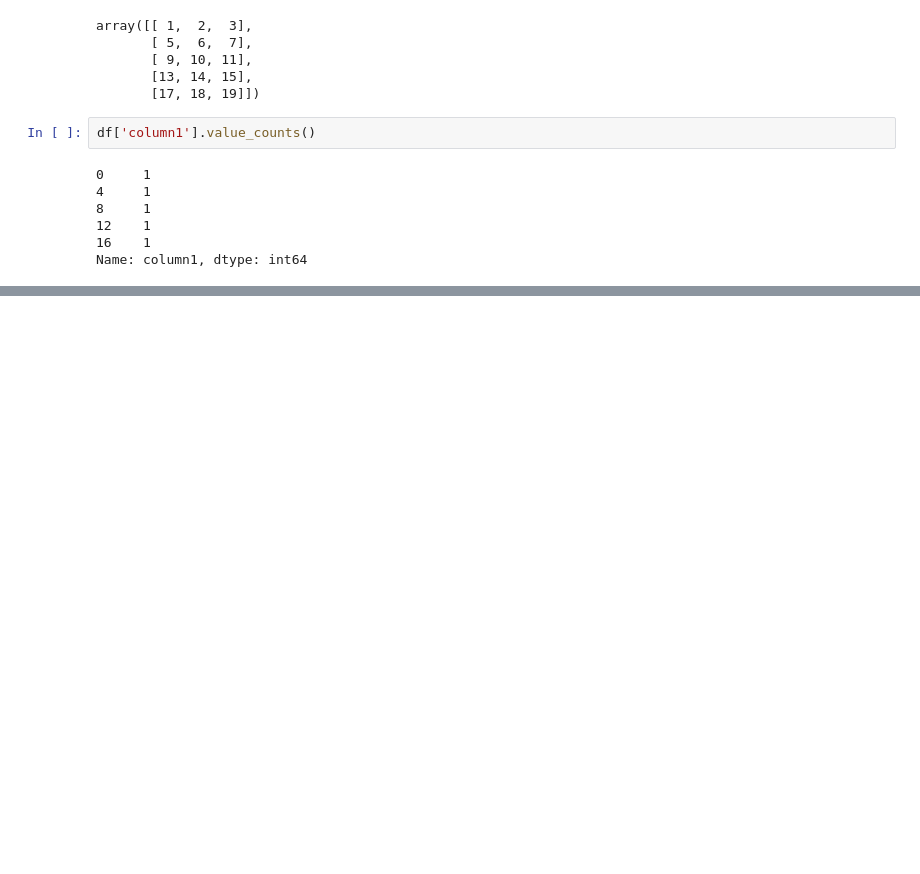
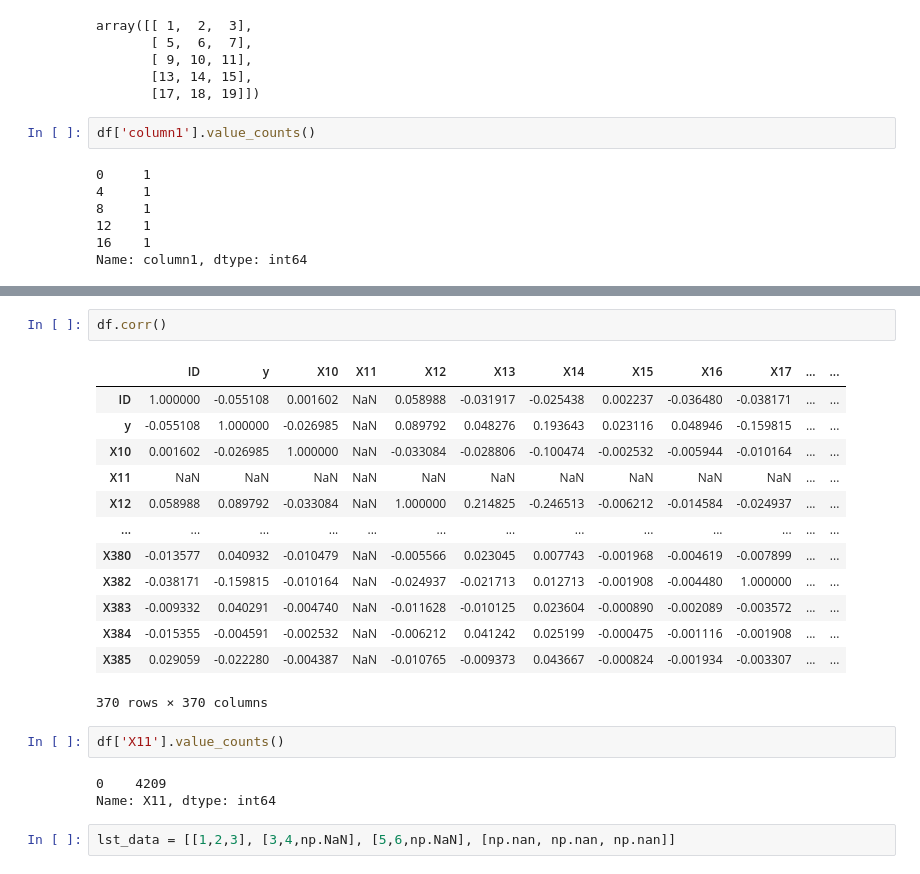
Before and after one commit to vishymails/data-science, a Jupyter notebook: pandas_examples.ipynb, the cells around one changed output, grey strips where cells are left out. Drawn from its saved outputs; the diff is of its cells as text; blank space fills up the shorter version.

```diff
--- a/pandas_examples.ipynb
+++ b/pandas_examples.ipynb
@@ -69,0 +139,23 @@ Name: column1, dtype: int64
+# %%
+df.corr()
+# %% [output]
+|  | ID | y | X10 | X11 | X12 | X13 | X14 | X15 | X16 | X17 | ... | ... |
+| ID | 1.000000 | -0.055108 | 0.001602 | NaN | 0.058988 | -0.031917 | -0.025438 | 0.002237 | -0.036480 | -0.038171 | ... | ... |
+| y | -0.055108 | 1.000000 | -0.026985 | NaN | 0.089792 | 0.048276 | 0.193643 | 0.023116 | 0.048946 | -0.159815 | ... | ... |
+| X10 | 0.001602 | -0.026985 | 1.000000 | NaN | -0.033084 | -0.028806 | -0.100474 | -0.002532 | -0.005944 | -0.010164 | ... | ... |
+| X11 | NaN | NaN | NaN | NaN | NaN | NaN | NaN | NaN | NaN | NaN | ... | ... |
+| X12 | 0.058988 | 0.089792 | -0.033084 | NaN | 1.000000 | 0.214825 | -0.246513 | -0.006212 | -0.014584 | -0.024937 | ... | ... |
+| ... | ... | ... | ... | ... | ... | ... | ... | ... | ... | ... | ... | ... |
+| X380 | -0.013577 | 0.040932 | -0.010479 | NaN | -0.005566 | 0.023045 | 0.007743 | -0.001968 | -0.004619 | -0.007899 | ... | ... |
+| X382 | -0.038171 | -0.159815 | -0.010164 | NaN | -0.024937 | -0.021713 | 0.012713 | -0.001908 | -0.004480 | 1.000000 | ... | ... |
+| X383 | -0.009332 | 0.040291 | -0.004740 | NaN | -0.011628 | -0.010125 | 0.023604 | -0.000890 | -0.002089 | -0.003572 | ... | ... |
+| X384 | -0.015355 | -0.004591 | -0.002532 | NaN | -0.006212 | 0.041242 | 0.025199 | -0.000475 | -0.001116 | -0.001908 | ... | ... |
+| X385 | 0.029059 | -0.022280 | -0.004387 | NaN | -0.010765 | -0.009373 | 0.043667 | -0.000824 | -0.001934 | -0.003307 | ... | ... |
+370 rows × 370 columns
+# %%
+df['X11'].value_counts()
+# %% [output]
+0    4209
+Name: X11, dtype: int64
+# %%
+lst_data = [[1,2,3], [3,4,np.NaN], [5,6,np.NaN], [np.nan, np.nan, np.nan]]
```
Also changed, not shown: parts of 15 cells of this notebook.
